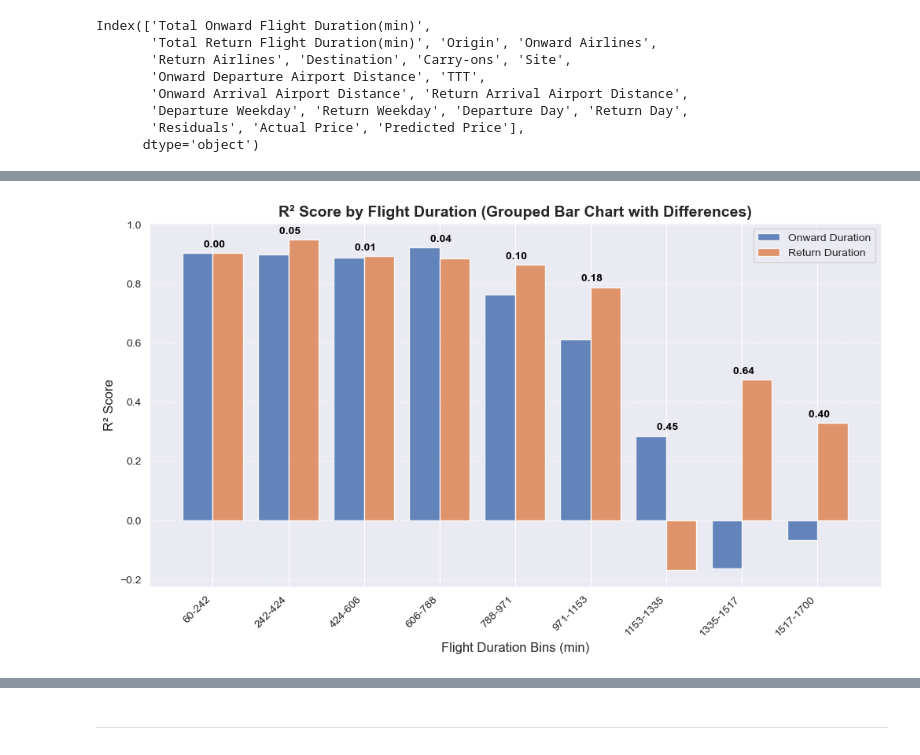
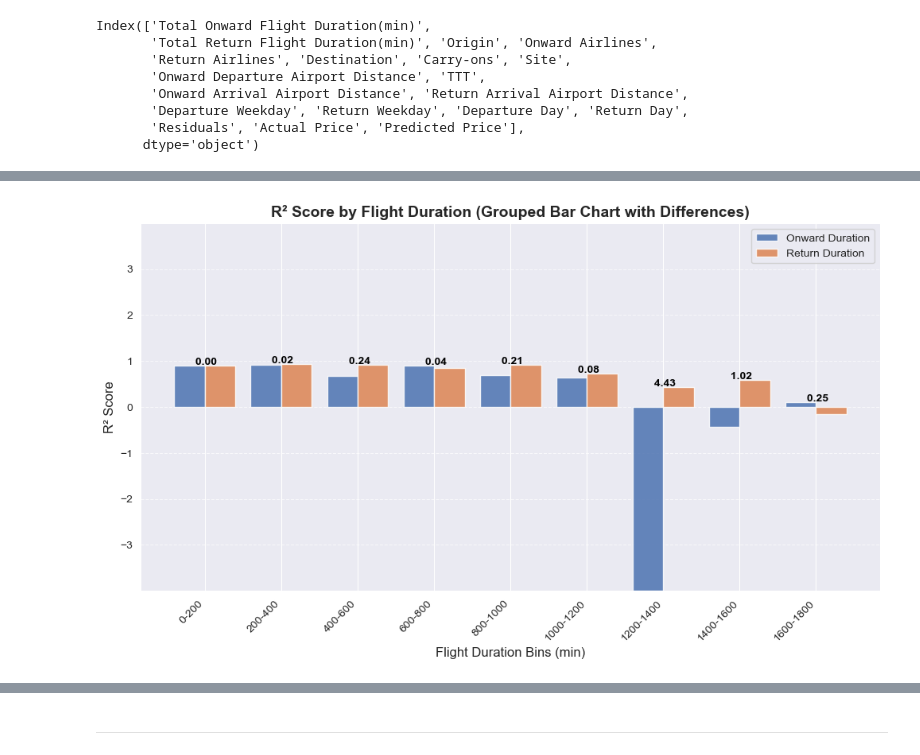
Before and after one commit to Andrian2024/DSProject-Flights, a Jupyter notebook: Algo4-Andrian-Flights_XGBOOST.ipynb, the cells around one changed output, grey strips where cells are left out. Drawn from its saved outputs; the diff is of its cells as text; code cells hidden in the pictures.

```diff
--- a/Algo4-Andrian-Flights_XGBOOST.ipynb
+++ b/Algo4-Andrian-Flights_XGBOOST.ipynb
@@ -775,3 +779,12 @@ plt.tight_layout()
 plt.show()
 # %% [output]
 [figure]
+# %%
+# Create a DataFrame for error analysis
+error_analysis_df = X_test.copy()  # Copy the test set features
+error_analysis_df["Residuals"] = y_test - y_pred_updated  # Calculate residuals
+error_analysis_df["Actual Price"] = y_test  # Add actual prices
+error_analysis_df["Predicted Price"] = y_pred_updated  # Add predicted prices
+
+# Display the first few rows
+print(error_analysis_df.head())
@@ -837,20 +884,20 @@ plt.show()
 # %%
-import numpy as np
-import matplotlib.pyplot as plt
-import seaborn as sns
-from sklearn.metrics import r2_score
-
-# Define bins for flight duration
-bins = np.linspace(error_analysis_df["Total Onward Flight Duration(min)"].min(),
-                   error_analysis_df["Total Onward Flight Duration(min)"].max(), 10)
+# Define bins for flight duration (rounded to nearest 200)
+bin_width = 200
+bins = np.arange(0, error_analysis_df["Total Onward Flight Duration(min)"].max() + bin_width, bin_width)
 
 # Bin flight durations
 error_analysis_df["Onward Duration Bin"] = np.digitize(error_analysis_df["Total Onward Flight Duration(min)"], bins) - 1
 error_analysis_df["Return Duration Bin"] = np.digitize(error_analysis_df["Total Return Flight Duration(min)"], bins) - 1
 
 # Calculate R² scores for each bin, removing empty bins
-onward_r2_series = error_analysis_df.groupby("Onward Duration Bin").apply(lambda x: r2_score(x["Actual Price"], x["Predicted Price"])).dropna()
-return_r2_series = error_analysis_df.groupby("Return Duration Bin").apply(lambda x: r2_score(x["Actual Price"], x["Predicted Price"])).dropna()
+onward_r2_series = error_analysis_df.groupby("Onward Duration Bin").apply(
+    lambda x: r2_score(x["Actual Price"], x["Predicted Price"])
+).dropna()
+
+return_r2_series = error_analysis_df.groupby("Return Duration Bin").apply(
+    lambda x: r2_score(x["Actual Price"], x["Predicted Price"])
+).dropna()
 
 # Align bins to ensure same categories
 common_bins = list(set(onward_r2_series.index) & set(return_r2_series.index))
@@ -863,32 +910,39 @@ r2_diff = abs(onward_r2_series - return_r2_series)
 # Define bar width
 bar_width = 0.4
 x = np.arange(len(common_bins))  # X positions
 
 # Create figure
 fig, ax = plt.subplots(figsize=(12, 6))
 
 # Updated colors
 onward_color = "#4C72B0"  # Blue
 return_color = "#DD8452"  # Orange
 
 # Plot bars
 onward_bars = ax.bar(x - bar_width/2, onward_r2_series.values, bar_width, color=onward_color, alpha=0.85, label="Onward Duration")
 return_bars = ax.bar(x + bar_width/2, return_r2_series.values, bar_width, color=return_color, alpha=0.85, label="Return Duration")
 
 # Add R² difference text above each pair
 for i, diff in enumerate(r2_diff):
     ax.text(x[i], max(onward_r2_series.values[i], return_r2_series.values[i]) + 0.02, f" {diff:.2f}",
             ha="center", fontsize=10, fontweight="bold", color="black")
 
+# Get the maximum absolute R² value for symmetrical y-axis limits
+max_r2_value = max(abs(onward_r2_series.min()), abs(onward_r2_series.max()),
+                   abs(return_r2_series.min()), abs(return_r2_series.max()))
+
+# Set symmetrical limits
+ax.set_ylim(-max_r2_value, max_r2_value)
+
 # Labels and Formatting
 ax.set_xlabel("Flight Duration Bins (min)", fontsize=12)
 ax.set_ylabel("R² Score", fontsize=12)
 ax.set_title("R² Score by Flight Duration (Grouped Bar Chart with Differences)", fontsize=14, fontweight="bold")
 ax.set_xticks(x)
-ax.set_xticklabels([f"{int(bins[i])}-{int(bins[i+1])}" for i in common_bins], rotation=45, ha="right")
+ax.set_xticklabels([f"{bins[i]}-{bins[i+1]}" for i in common_bins], rotation=45, ha="right")
 ax.legend()
 
 plt.grid(axis="y", linestyle="--", alpha=0.7)
 plt.show()
 # %% [output]
-[figure, old version]
+[figure, new version]
```
Also changed, not shown: parts of 17 cells of this notebook.
